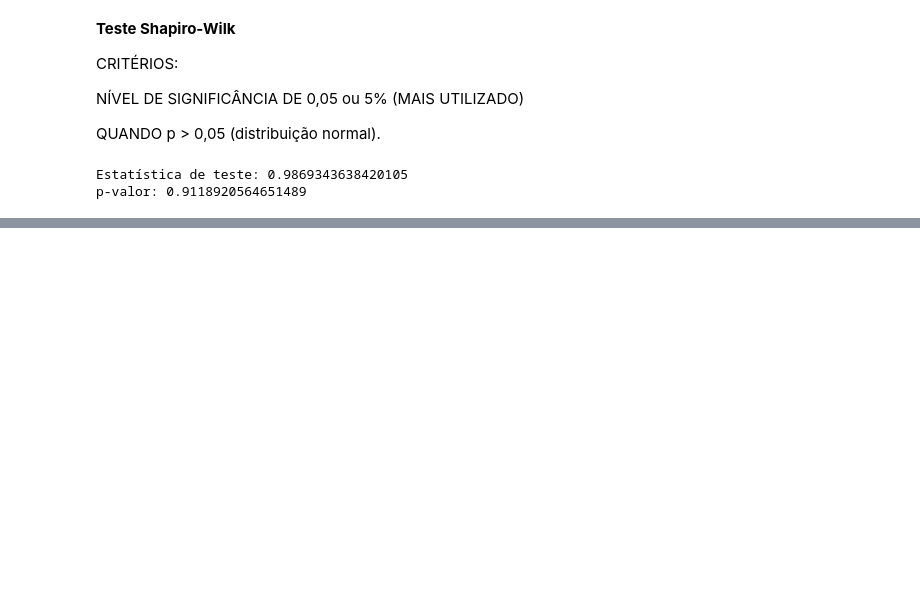
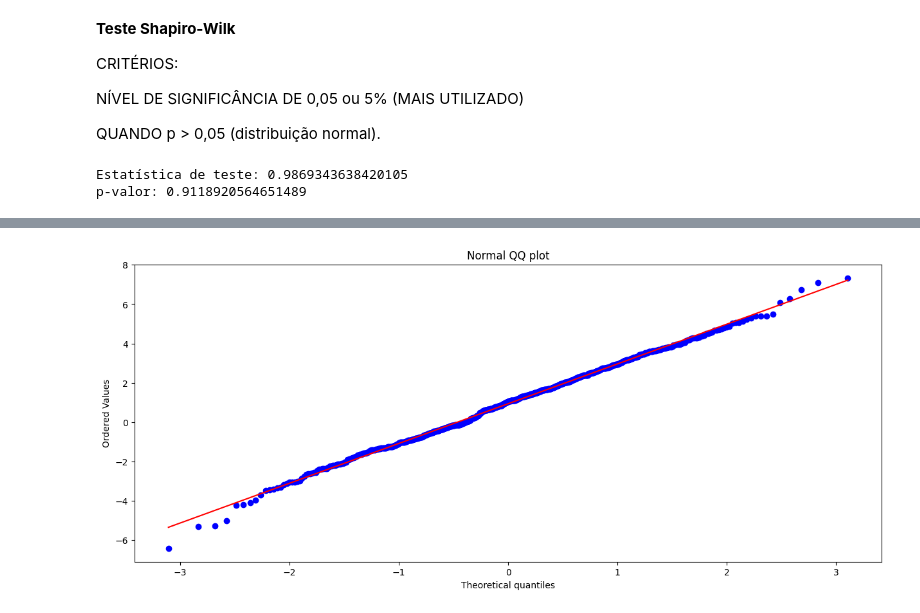
Before and after one commit to uniesecruz/Series_Temporais, a Jupyter notebook: Analise_simplificada.ipynb, the cells around one changed output, grey strips where cells are left out. Cells and saved outputs as stored; diff of their text form; code cells hidden in the pictures; blank space fills up the shorter version.

```diff
--- a/Analise_simplificada.ipynb
+++ b/Analise_simplificada.ipynb
@@ -136,0 +406,6 @@ p-valor: 0.9118920564651489
+# %%
+stats.probplot(serie3, dist="norm", plot=plt)
+plt.title("Normal QQ plot")
+plt.show()
+# %% [output]
+[figure, added]
```
Also changed, not shown: parts of 44 cells of this notebook.
